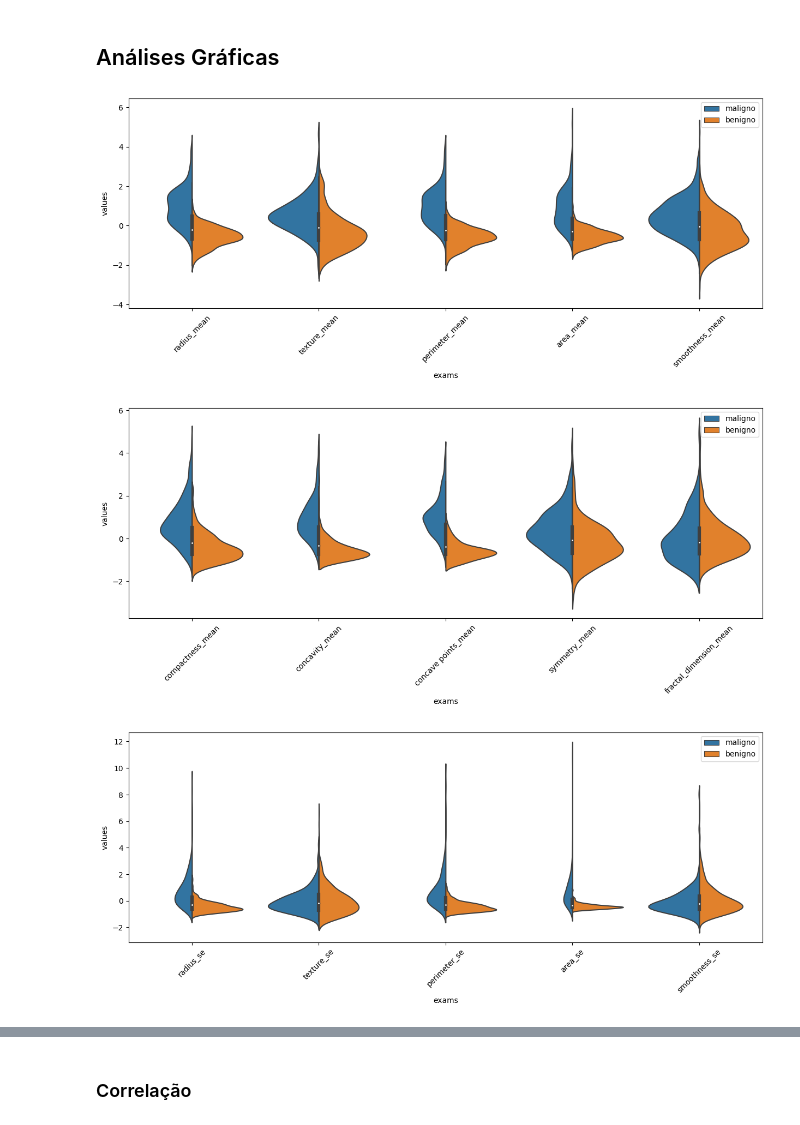
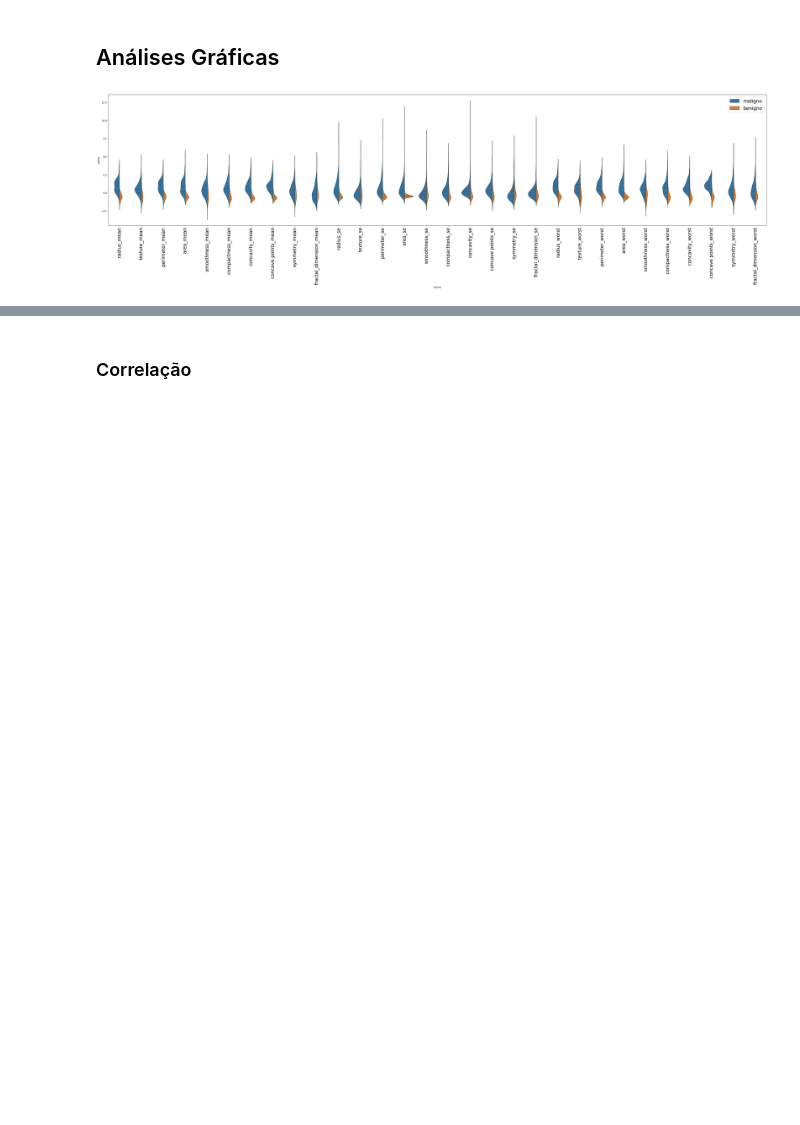
Before and after one commit to headyschwi/tia-project, a Jupyter notebook: main.ipynb, the cells around one changed output, grey strips where cells are left out. Cells and saved outputs as stored; diff of their text form; code cells hidden in the pictures; blank space fills up the shorter version.

```diff
--- a/main.ipynb
+++ b/main.ipynb
@@ -134,25 +134,18 @@ A normalização ajusta as variáveis preditoras para terem média zero e variâ
 # %%
 import seaborn as sns
 import matplotlib.pyplot as plt
 import pandas as pd
 
 # Supondo que 'X' e 'y' sejam seus dados
 x_violin = pd.DataFrame(X, columns=data.columns[1:])
 dados_plot_violin = pd.concat([y, x_violin], axis=1)
 dados_plot_violin['diagnosis'] = dados_plot_violin['diagnosis'].map({0: 'benigno', 1: 'maligno'})
 dados_plot_violin = pd.melt(dados_plot_violin, id_vars="diagnosis", var_name="exams", value_name="values")
 
-# Dividir as variáveis (exames) em grupos
-groups = [dados_plot_violin['exams'].unique()[i:i + 5] for i in range(0, len(dados_plot_violin['exams'].unique()), 5)]
-
-# Criar um gráfico para cada grupo
-for group in groups:
-    plt.figure(figsize=(15, 5))
-    sns.violinplot(data=dados_plot_violin[dados_plot_violin['exams'].isin(group)], x="exams", y="values", hue="diagnosis", split=True)
-    plt.xticks(rotation=45)
-    plt.legend()
-    plt.show()
+plt.figure(figsize=(50, 10))
+sns.violinplot(x="exams", y="values", hue="diagnosis", data=dados_plot_violin, split=True, inner="quart")
+plt.xticks(rotation=90, fontsize=20)
+plt.legend(fontsize=20)
+plt.show()
 # %% [output]
-[figure, old version]
+[figure, new version]
-[figure, removed]
-[figure, removed]
```
Also changed, not shown: parts of 16 cells of this notebook, 3 other files.
